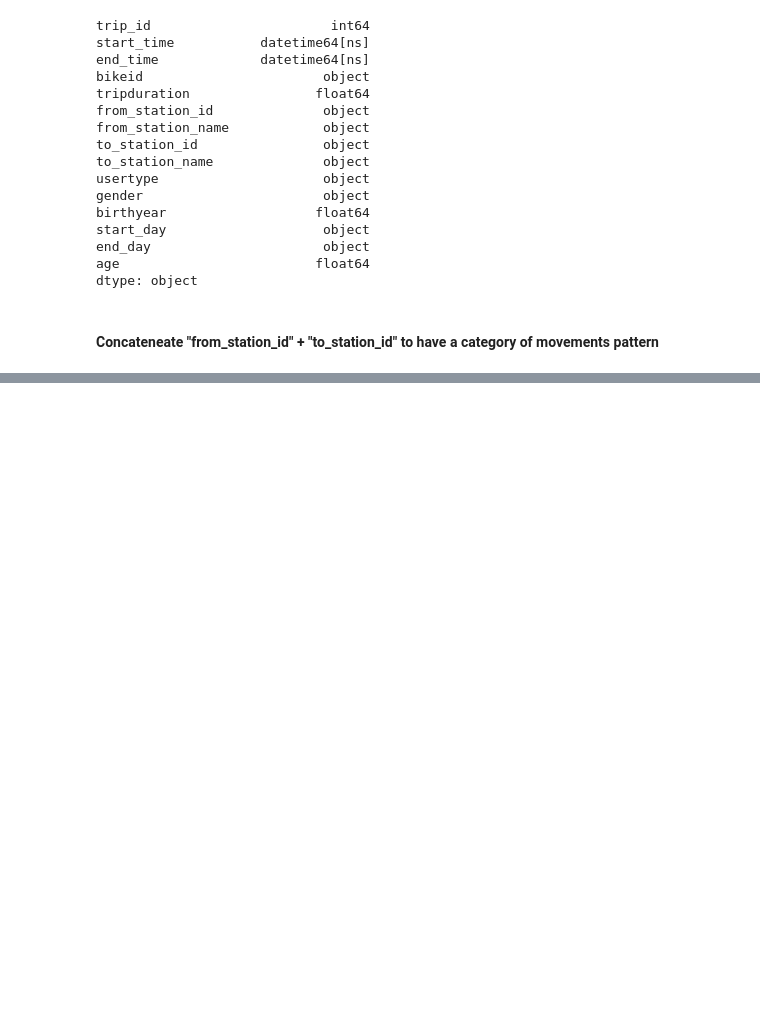
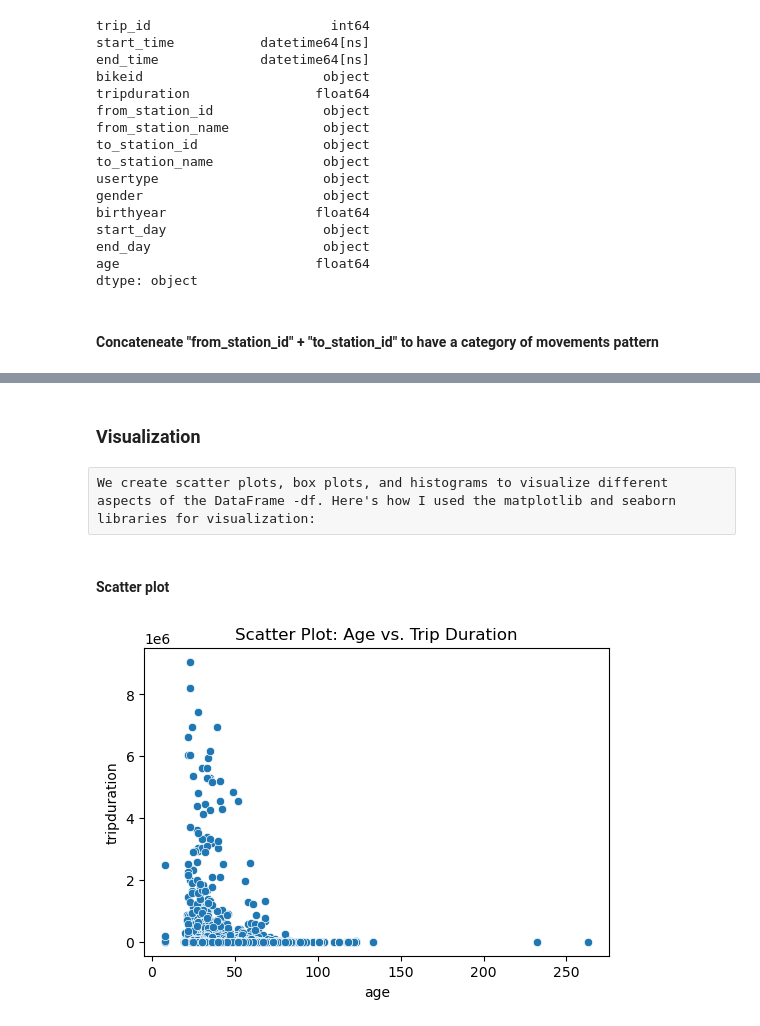
Before and after one commit to BenAji/bike_share_analytics, a Jupyter notebook: bike_share_analytics.ipynb, the cells around one changed output, grey strips where cells are left out. Drawn from its saved outputs; the diff is of its cells as text; code cells hidden in the pictures; blank space fills up the shorter version.

Commit message:
visualization added

```diff
--- a/bike_share_analytics.ipynb
+++ b/bike_share_analytics.ipynb
@@ -300,0 +299,2 @@ featureType(data)
+# %%
+df = pd.read_csv('data.csv')
@@ -346,0 +313,2 @@ Name: start_day, dtype: int64
+# %%
+df.dropna(inplace=True)
@@ -346,0 +350,14 @@ Name: start_day, dtype: int64
+# %% [markdown]
+### Visualization
+# %% [raw]
+We create scatter plots, box plots, and histograms to visualize different aspects of the DataFrame -df. Here's how I used the matplotlib and seaborn libraries for visualization:
+# %% [markdown]
+#### Scatter plot
+# %%
+# Scatter plot (bikeid vs. tripduration)
+plt.figure(figsize=(6, 4))
+sns.scatterplot(x='age', y='tripduration', data=df)
+plt.title('Scatter Plot: Age vs. Trip Duration')
+plt.show()
+# %% [output]
+[figure, added]
```
Also changed, not shown: parts of 40 cells of this notebook, 1 other file.
